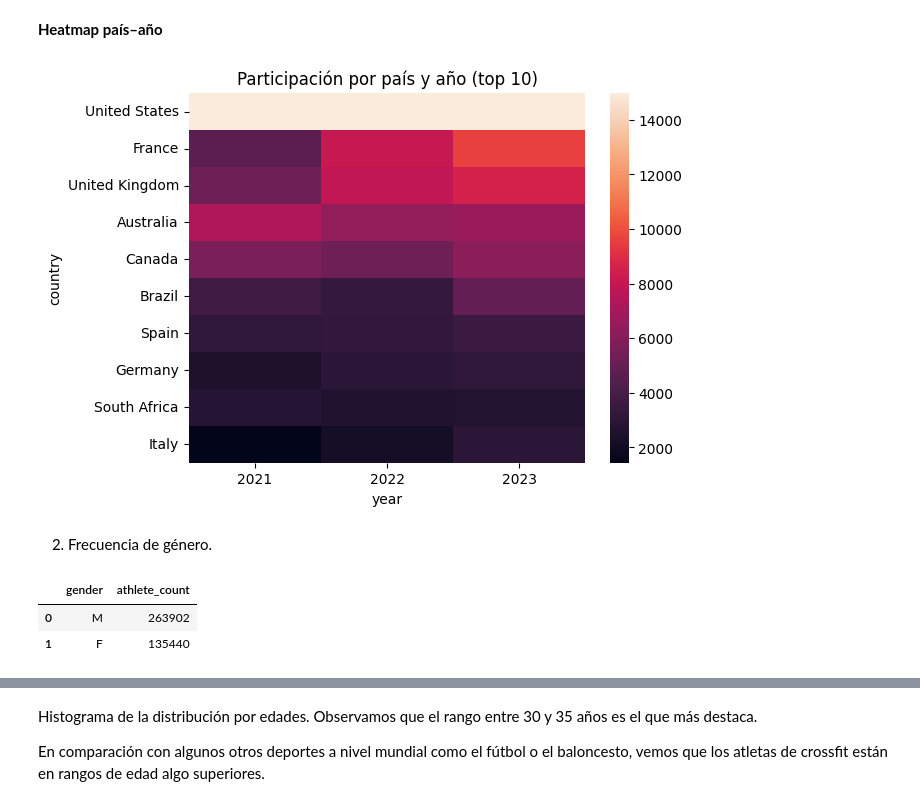
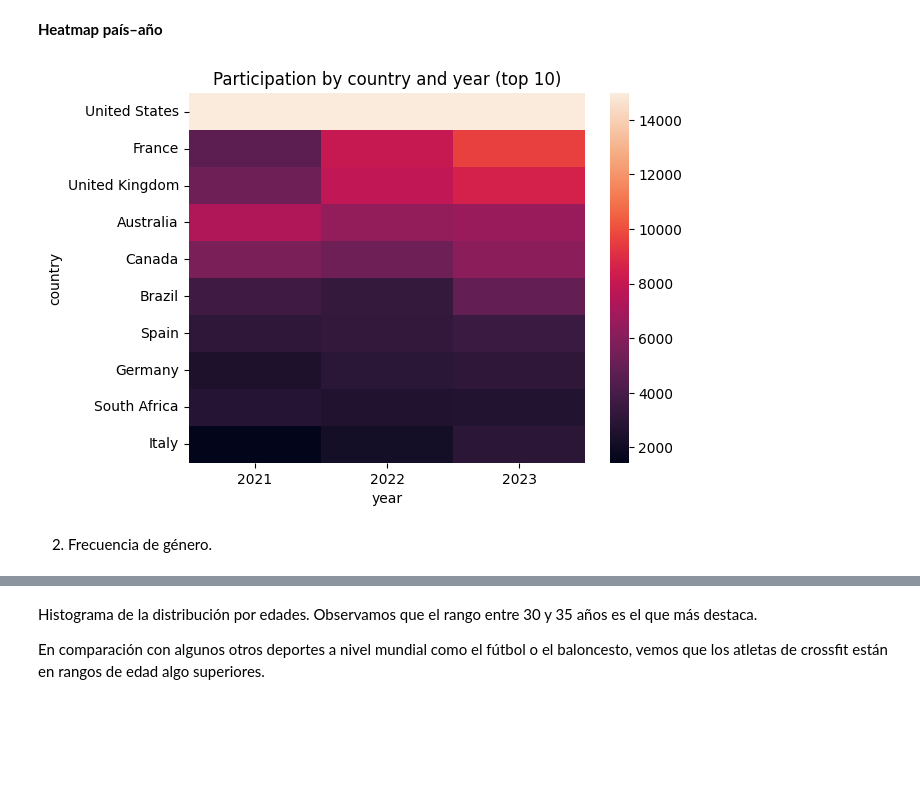
Before and after one commit to viictorhp/EDA-analysis-first-project, a Jupyter notebook: notebooks/edaanalysis2.ipynb, the cells around one changed output, grey strips where cells are left out. Cells and saved outputs as stored; diff of their text form; code cells hidden in the pictures; blank space fills up the shorter version.

Commit message:
Modularización del segundo notebook (visualización de los datos) terminada. Proyecto acabado a falta de un último repaso general.

```diff
--- a/notebooks/edaanalysis2.ipynb
+++ b/notebooks/edaanalysis2.ipynb
@@ -64,24 +64,10 @@ graph_country_table (crossfit_df2)
 Aunque este gráfico solo tenga en cuenta a los mejores atletas a nivel mundial, se puede ver claramente como en Estados Unidos reside la gran parte de popularidad de este deporte, ya que, aquí es dónde se celebran la gran mayoría de competiciones y dónde residen la mayoría de atletas.
 # %% [markdown]
 **Heatmap país–año**
-# %%
-country_table = crossfit_df2.groupby(["country","year"]).size().unstack().fillna(0)
-top_countries = country_table.sum(axis=1).sort_values(ascending=False).head(10).index
-sns.heatmap(country_table.loc[top_countries], annot=False, cmap="rocket",
-            vmin=country_table.loc[top_countries].min().min(),
-            vmax=country_table.loc[top_countries].quantile(0.9).max())
-# vmin y vmax controlan el rango de valores que se mapea a la escala de colores del heatmap
-plt.title("Participación por país y año (top 10)")
-plt.show()
-# %% [output]
-[figure, removed]
+# %%
+from visualization import heatmap_country
+heatmap_country (crossfit_df2)
+# %% [output]
+[figure, added]
 # %% [markdown]
 2. Frecuencia de género.
-# %%
-gender_table = crossfit_df2["gender"].value_counts().reset_index()
-gender_table.columns = ["gender", "athlete_count"]
-gender_table
-# %% [output]
-|  | gender | athlete_count |
-| 0 | M | 263902 |
-| 1 | F | 135440 |
```
Also changed, not shown: parts of 45 cells of this notebook, 4 other files.
